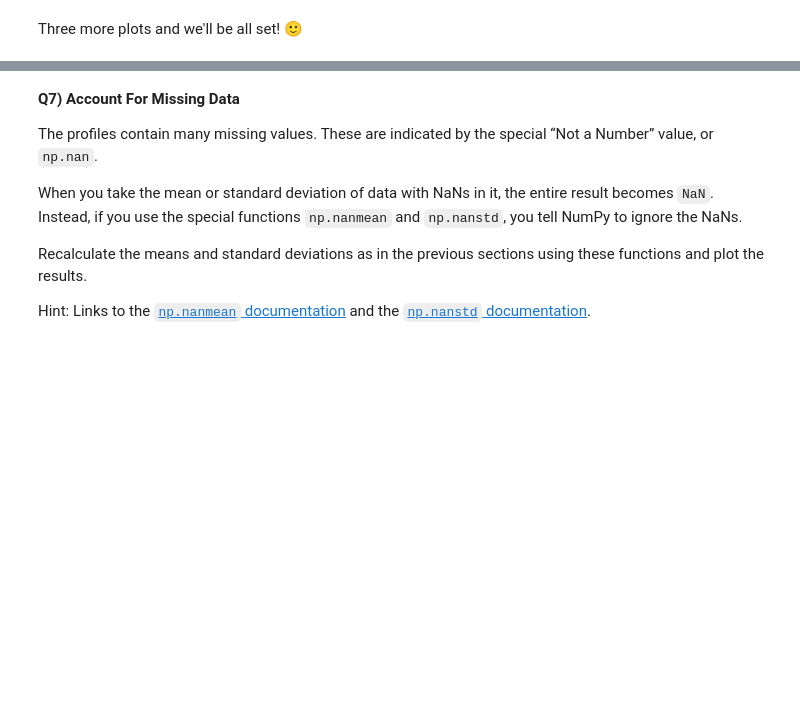
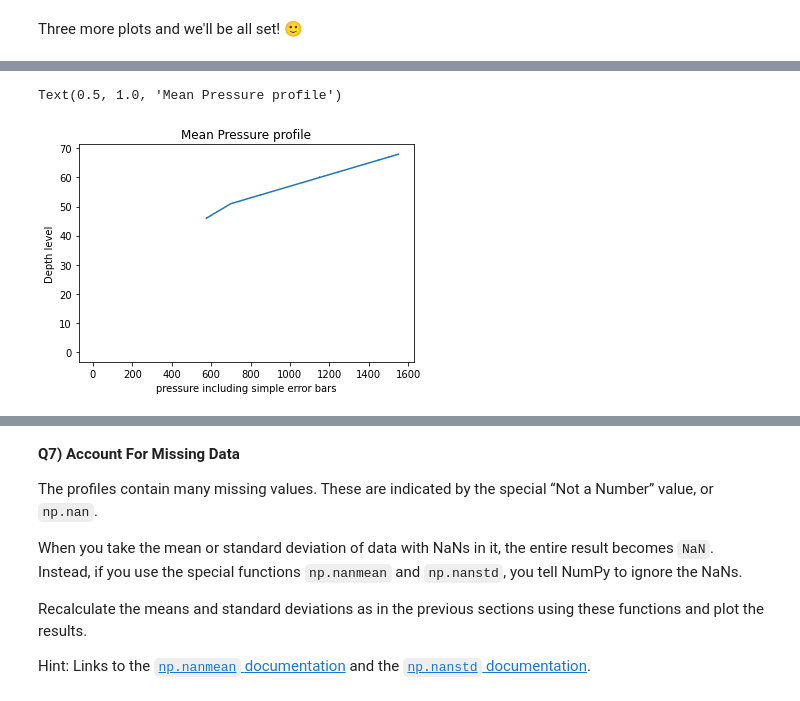
Before and after one commit to mojanshadkar/2022_Intro_Python, a Jupyter notebook: Exercises/W2_S1.ipynb, the cells around one changed output, grey strips where cells are left out. Saved outputs shown, nothing was run; the diff lists cells and outputs as text; code cells hidden in the pictures; blank space fills up the shorter version.

```diff
--- a/Exercises/W2_S1.ipynb
+++ b/Exercises/W2_S1.ipynb
@@ -294,0 +303,8 @@ Three more plots and we'll be all set! 🙂
+# %%
+plt.errorbar(mean_p,level,xerr=std_p)
+plt.xlabel('pressure including simple error bars')
+plt.ylabel('Depth level')
+plt.title('Mean Pressure profile')
+# %% [output]
+Text(0.5, 1.0, 'Mean Pressure profile')
+[figure, added]
```
Also changed, not shown: parts of 6 cells of this notebook.
